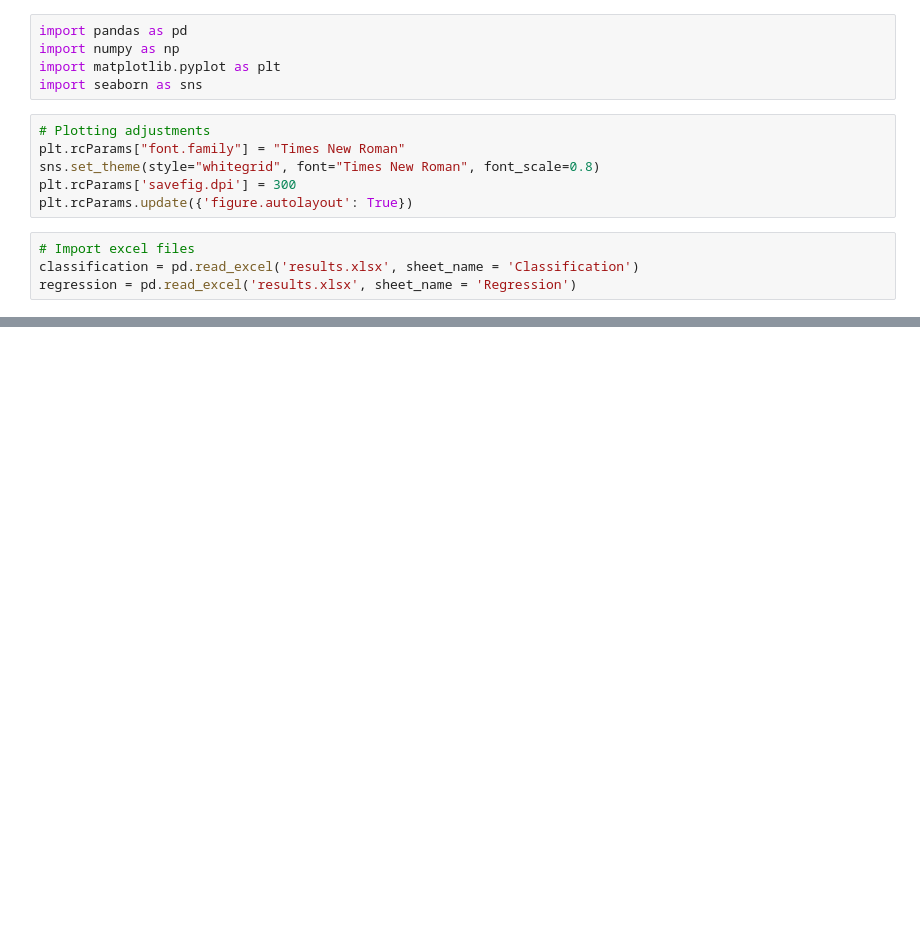
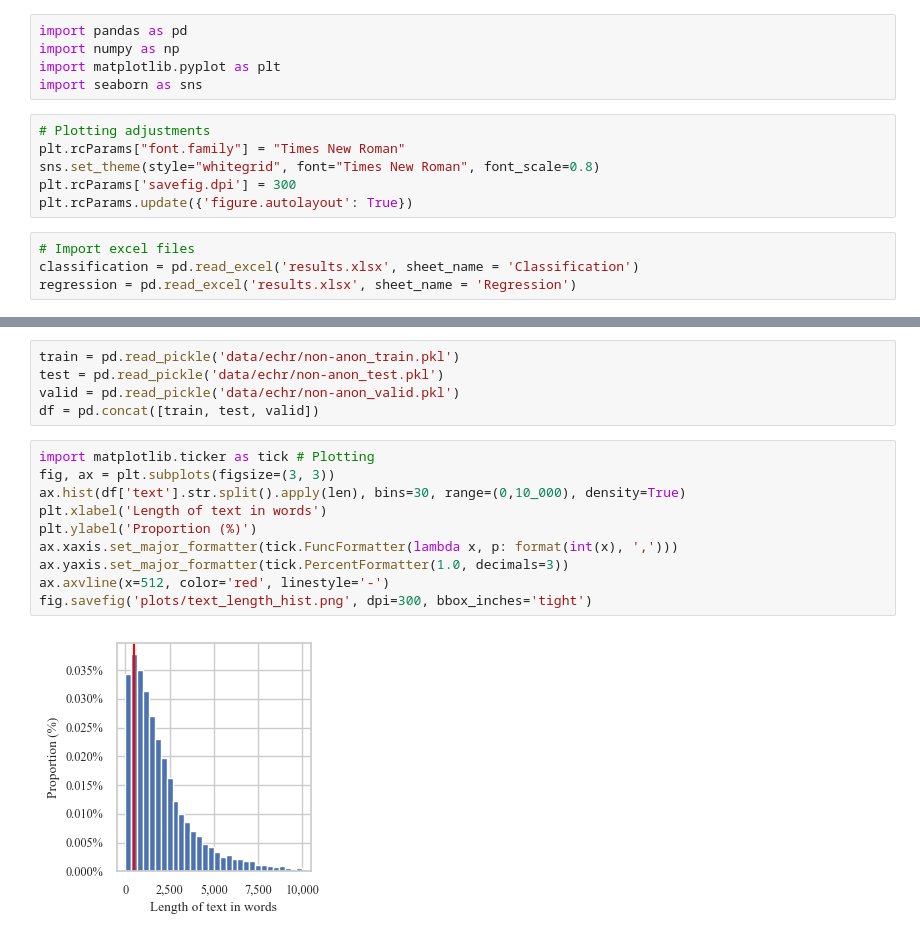
Before and after one commit to rorycreedon/comp0087_assignment, a Jupyter notebook: plots.ipynb, the cells around one changed output, grey strips where cells are left out. Saved outputs shown, nothing was run; the diff lists cells and outputs as text; blank space fills up the shorter version.

```diff
--- a/plots.ipynb
+++ b/plots.ipynb
@@ -137,0 +157,17 @@ NameError: name 'regression' is not defined
+# %%
+train = pd.read_pickle('data/echr/non-anon_train.pkl')
+test = pd.read_pickle('data/echr/non-anon_test.pkl')
+valid = pd.read_pickle('data/echr/non-anon_valid.pkl')
+df = pd.concat([train, test, valid])
+# %%
+import matplotlib.ticker as tick # Plotting
+fig, ax = plt.subplots(figsize=(3, 3))
+ax.hist(df['text'].str.split().apply(len), bins=30, range=(0,10_000), density=True)
+plt.xlabel('Length of text in words')
+plt.ylabel('Proportion (%)')
+ax.xaxis.set_major_formatter(tick.FuncFormatter(lambda x, p: format(int(x), ',')))
+ax.yaxis.set_major_formatter(tick.PercentFormatter(1.0, decimals=3))
+ax.axvline(x=512, color='red', linestyle='-')
+fig.savefig('plots/text_length_hist.png', dpi=300, bbox_inches='tight')
+# %% [output]
+[figure, added]
```
Also changed, not shown: parts of 6 cells of this notebook, 4 other files.
